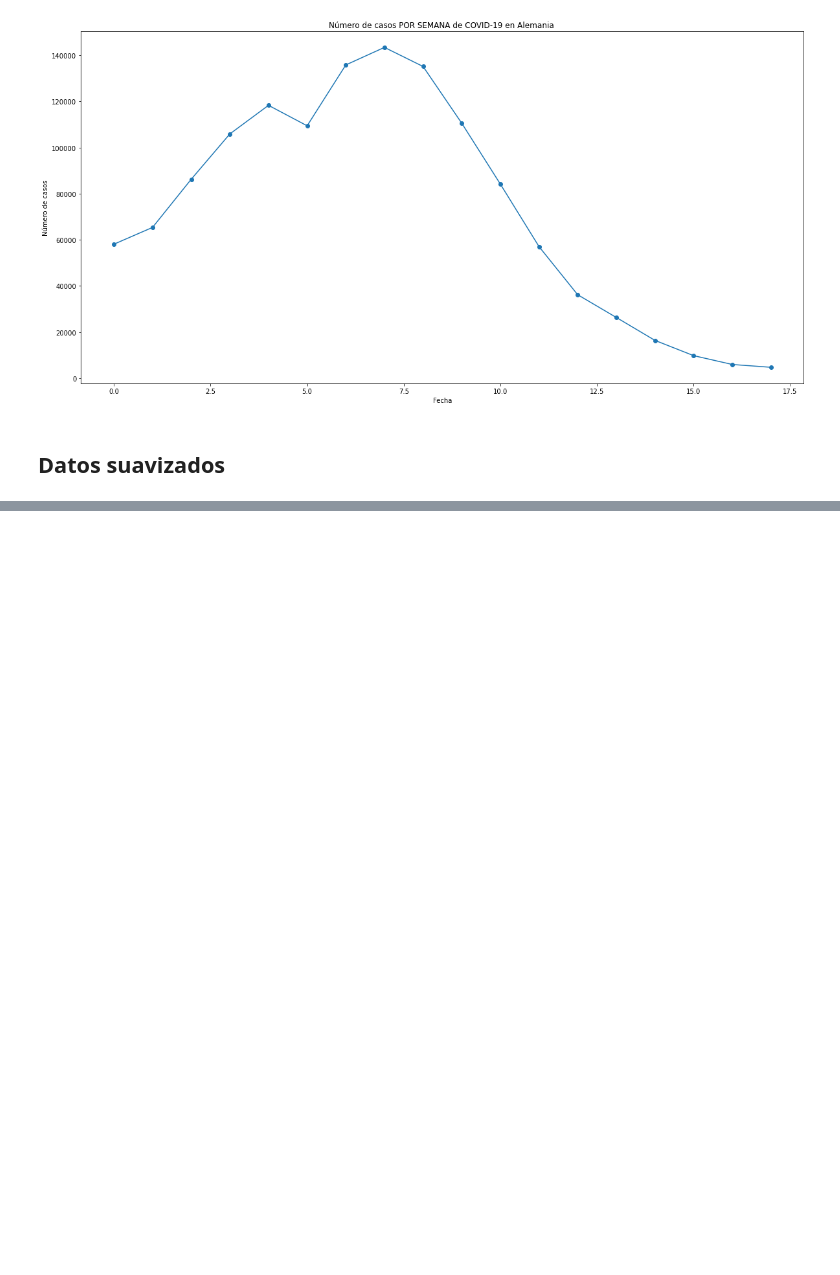
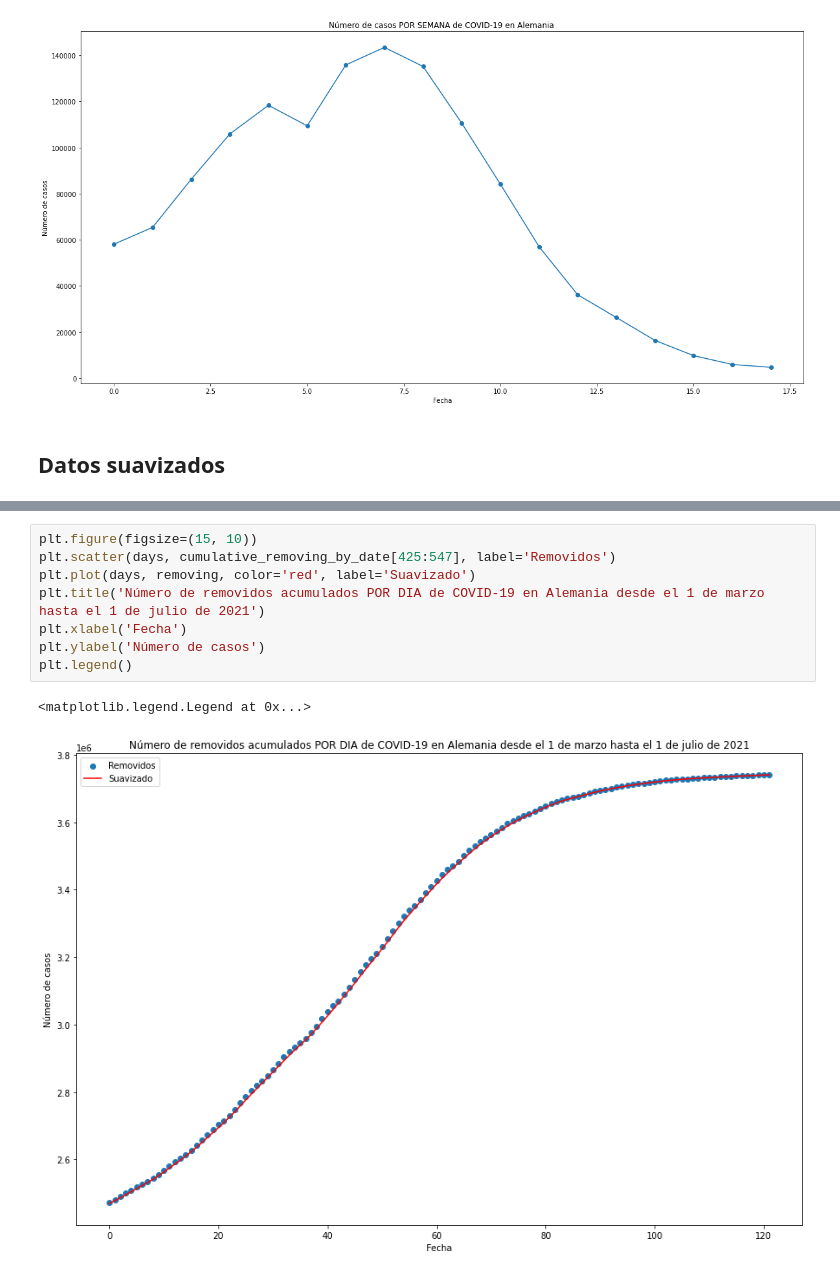
Before and after one commit to oazula/Dinamica-V, a Jupyter notebook: Analisis de datos Alemania.ipynb, the cells around one changed output, grey strips where cells are left out. Saved outputs shown, nothing was run; the diff lists cells and outputs as text; blank space fills up the shorter version.

```diff
--- a/Analisis de datos Alemania.ipynb
+++ b/Analisis de datos Alemania.ipynb
@@ -317,0 +353,11 @@ Text(0, 0.5, 'Número de casos')
+# %%
+plt.figure(figsize=(15, 10))
+plt.scatter(days, cumulative_removing_by_date[425:547], label='Removidos')
+plt.plot(days, removing, color='red', label='Suavizado')
+plt.title('Número de removidos acumulados POR DIA de COVID-19 en Alemania desde el 1 de marzo hasta el 1 de julio de 2021')
+plt.xlabel('Fecha')
+plt.ylabel('Número de casos')
+plt.legend()
+# %% [output]
+<matplotlib.legend.Legend at 0x...>
+[figure, added]
```
Also changed, not shown: parts of 6 cells of this notebook, 2 other files.
